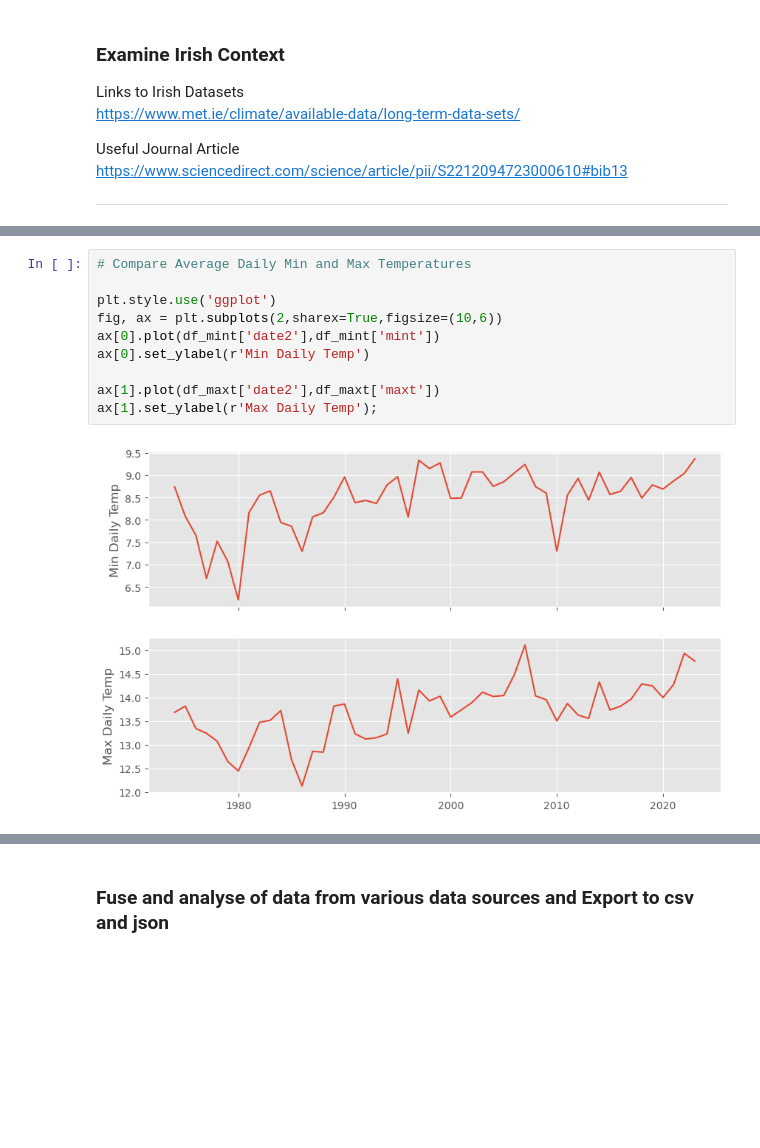
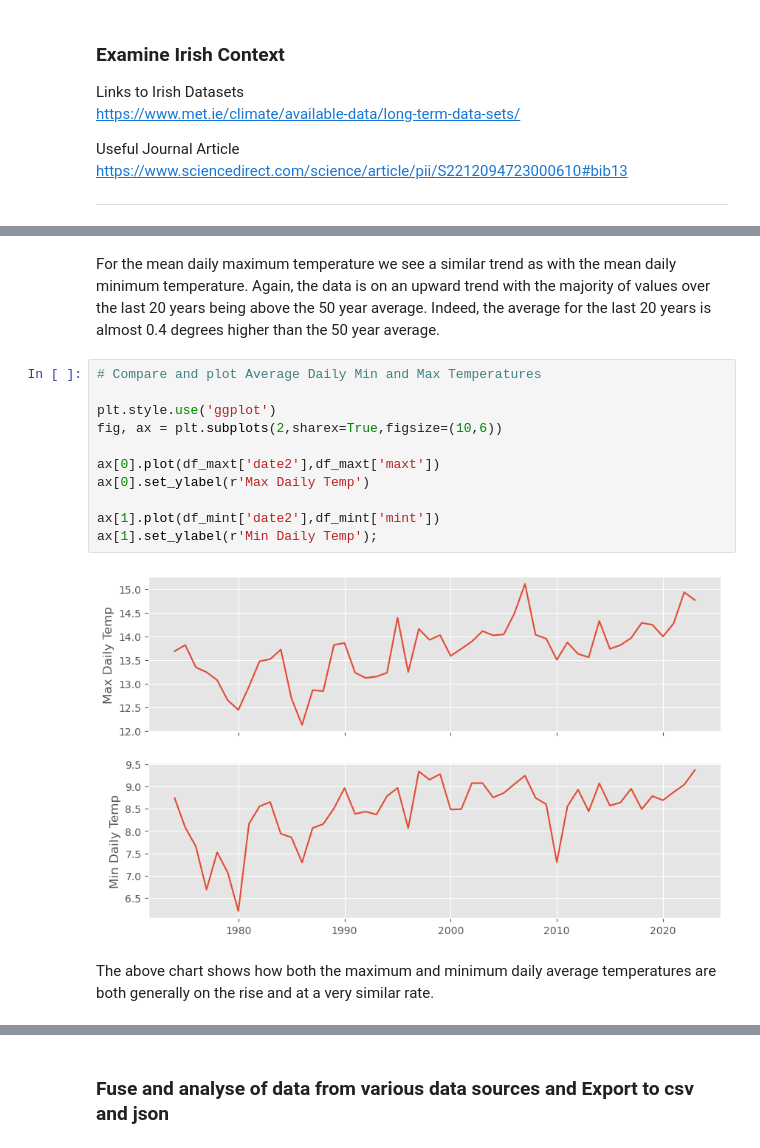
Before and after one commit to PeeBs68/prog_da_project2, a Jupyter notebook: project2.ipynb, the cells around one changed output, grey strips where cells are left out. Drawn from its saved outputs; the diff is of its cells as text; blank space fills up the shorter version.

Commit message:
Adding analysis to Irish Data section

```diff
--- a/project2.ipynb
+++ b/project2.ipynb
@@ -402,13 +434,18 @@ ax.set(xlabel='Year',
+# %% [markdown]
+For the mean daily maximum temperature we see a similar trend as with the mean daily minimum temperature. Again, the data is on an upward trend with the majority of values over the last 20 years being above the 50 year average. Indeed, the average for the last 20 years is almost 0.4 degrees higher than the 50 year average.
 # %%
-# Compare Average Daily Min and Max Temperatures
+# Compare and plot Average Daily Min and Max Temperatures
 
 plt.style.use('ggplot')
 fig, ax = plt.subplots(2,sharex=True,figsize=(10,6))
-ax[0].plot(df_mint['date2'],df_mint['mint'])
-ax[0].set_ylabel(r'Min Daily Temp')
 
-ax[1].plot(df_maxt['date2'],df_maxt['maxt'])
-ax[1].set_ylabel(r'Max Daily Temp');
+ax[0].plot(df_maxt['date2'],df_maxt['maxt'])
+ax[0].set_ylabel(r'Max Daily Temp')
+
+ax[1].plot(df_mint['date2'],df_mint['mint'])
+ax[1].set_ylabel(r'Min Daily Temp');
 # %% [output]
-[figure, old version]
+[figure, new version]
+# %% [markdown]
+The above chart shows how both the maximum and minimum daily average temperatures are both generally on the rise and at a very similar rate.
 # %%
```
Also changed, not shown: parts of 27 cells of this notebook.
